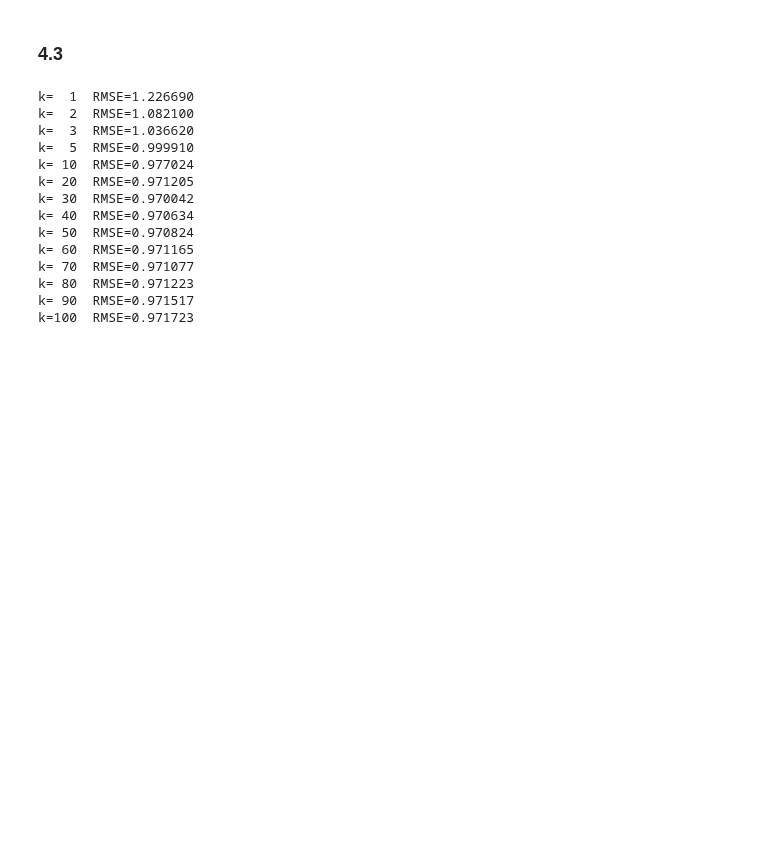
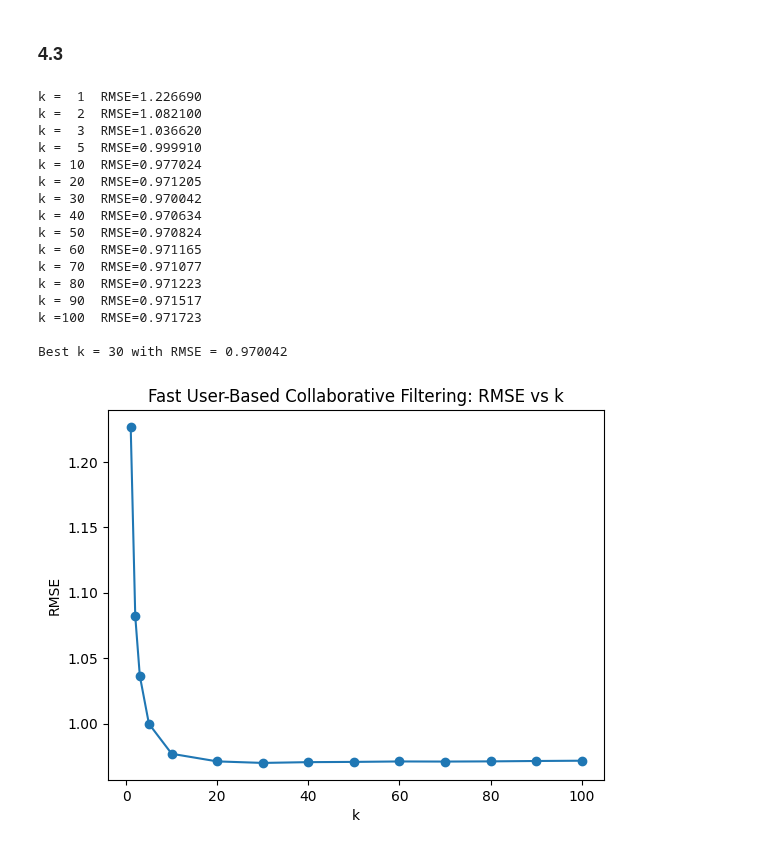
Before and after one commit to BillPapakyriakou/DataMining-Notebooks, a Jupyter notebook: assignment_2.ipynb, the cells around one changed output. Saved outputs shown, nothing was run; the diff lists cells and outputs as text; code cells hidden in the pictures; blank space fills up the shorter version.

```diff
--- a/assignment_2.ipynb
+++ b/assignment_2.ipynb
@@ -740,30 +755,51 @@ def ucf_fast(R, u, m, k_list):
   return np.array(predictions, dtype=float)
 # %%
 k_values = [1,2,3,5,10,20,30,40,50,60,70,80,90,100]
-preds_all = np.zeros((len(u_test), len(k_values)), dtype=float)
+all_predictions = np.zeros((len(u_test), len(k_values)), dtype=float)
 
+# για κάθε ζεύγος u, m κάνουμε ucf (ucf_fast) και βάζουμε την πρόβλεψη στο predictions array
 for i, (u, m) in enumerate(zip(u_test, m_test)):
-    preds_all[i, :] = ucf_fast(R, u, m, k_values)
+    all_predictions[i, :] = ucf_fast(R, u, m, k_values)
 
-preds_all = np.clip(preds_all, 0, 5)
+# clip σε 0, 5
+all_predictions = np.clip(all_predictions, 0, 5)
 
+# υπολογισμός rmse
 rmse_list = []
 for j, k in enumerate(k_values):
-    rmse = np.sqrt(mean_squared_error(r_test, preds_all[:, j]))
+    rmse = np.sqrt(mean_squared_error(r_test, all_predictions[:, j]))
     rmse_list.append(rmse)
-    print(f"k={k:3d}  RMSE={rmse:.6f}")
+    print(f"k ={k:3d}  RMSE={rmse:.6f}")
+
+# για να βρούμε το καλύτερο k και το καλύτερο error
+best_idx = int(np.argmin(rmse_list))
+best_k = k_values[best_idx]
+best_rmse = rmse_list[best_idx]
+
+print(f"\nBest k = {best_k} with RMSE = {best_rmse:.6f}")
+
+# plots
+plt.figure()
+plt.plot(k_values, rmse_list, marker="o")
+plt.xlabel("k")
+plt.ylabel("RMSE")
+plt.title("Fast User-Based Collaborative Filtering: RMSE vs k")
+plt.show()
 # %% [output]
-k=  1  RMSE=1.226690
-k=  2  RMSE=1.082100
-k=  3  RMSE=1.036620
-k=  5  RMSE=0.999910
-k= 10  RMSE=0.977024
-k= 20  RMSE=0.971205
-k= 30  RMSE=0.970042
-k= 40  RMSE=0.970634
-k= 50  RMSE=0.970824
-k= 60  RMSE=0.971165
-k= 70  RMSE=0.971077
-k= 80  RMSE=0.971223
-k= 90  RMSE=0.971517
-k=100  RMSE=0.971723
+k =  1  RMSE=1.226690
+k =  2  RMSE=1.082100
+k =  3  RMSE=1.036620
+k =  5  RMSE=0.999910
+k = 10  RMSE=0.977024
+k = 20  RMSE=0.971205
+k = 30  RMSE=0.970042
+k = 40  RMSE=0.970634
+k = 50  RMSE=0.970824
+k = 60  RMSE=0.971165
+k = 70  RMSE=0.971077
+k = 80  RMSE=0.971223
+k = 90  RMSE=0.971517
+k =100  RMSE=0.971723
+
+Best k = 30 with RMSE = 0.970042
+[figure, added]
```
Also changed, not shown: parts of 11 cells of this notebook.
